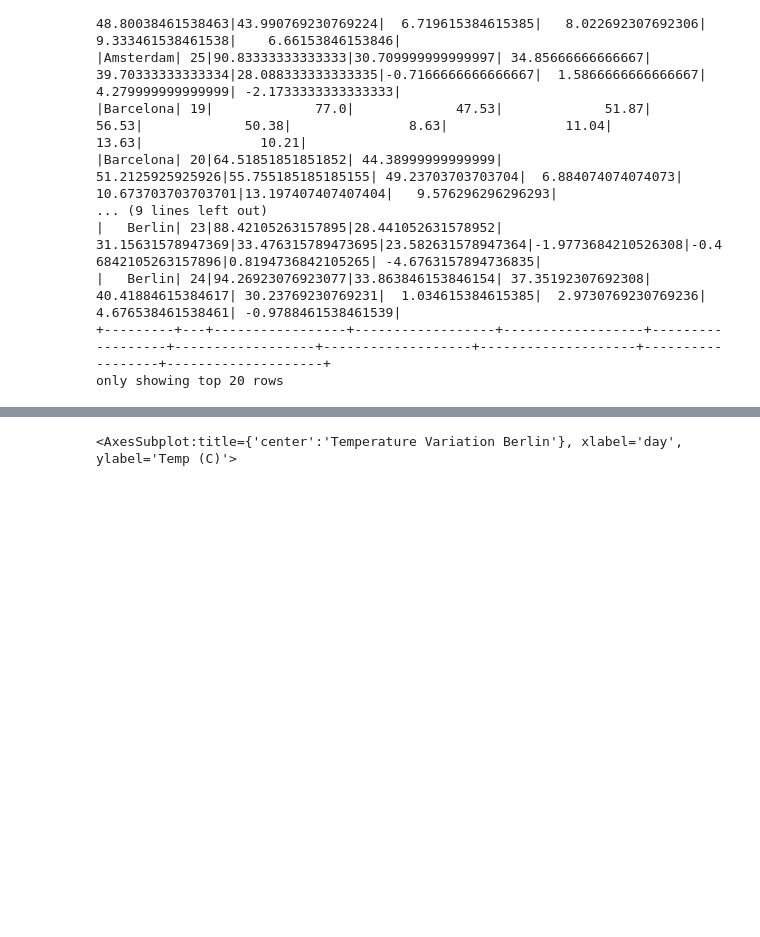
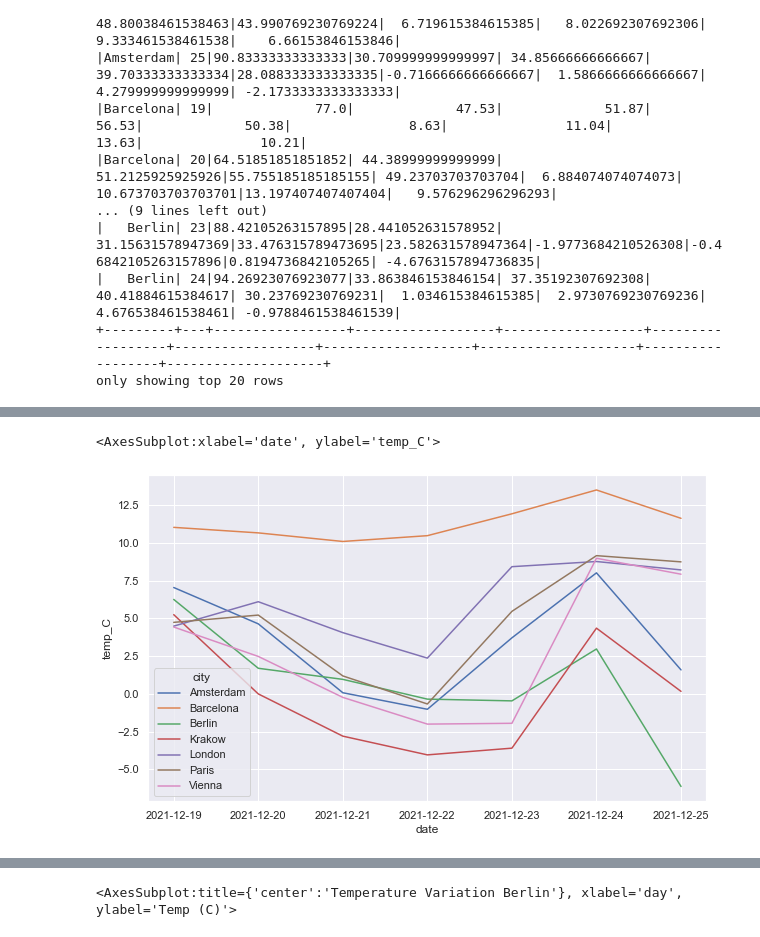
Before and after one commit to felipedmnq/streaming-weather-kafka, a Jupyter notebook: pyspark/notebooks/pyspark_analysis.ipynb, the cells around one changed output, grey strips where cells are left out. Saved outputs shown, nothing was run; the diff lists cells and outputs as text; code cells hidden in the pictures; blank space fills up the shorter version.

```diff
--- a/pyspark/notebooks/pyspark_analysis.ipynb
+++ b/pyspark/notebooks/pyspark_analysis.ipynb
@@ -201,0 +199,5 @@ df1.head()
+# %%
+df1["date"] = df1["created_at"].apply(lambda date: date.strftime("%Y-%m-%d"))
+df1["date"] = pd.to_datetime(df1["date"])
+df2 = df1.groupby(["date", "city"])[["temp_F", "temp_C", "humidity"]].mean().reset_index()
+df2.head()
@@ -201,0 +211,7 @@ df1.head()
+# %%
+city = "Krakow"
+
+sns.lineplot(x=df2["date"], y=df2["temp_C"], hue=df2[f"{city}"])
+# %% [output]
+<AxesSubplot:xlabel='date', ylabel='temp_C'>
+[figure, added]
```
Also changed, not shown: parts of 12 cells of this notebook.
